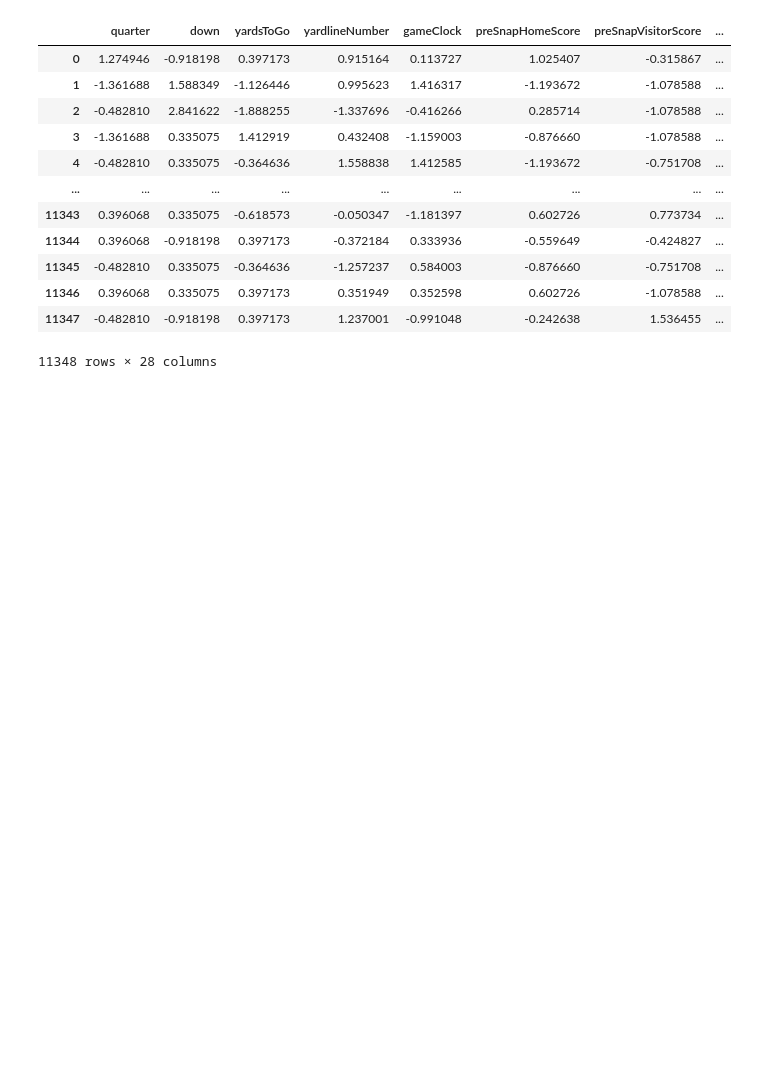
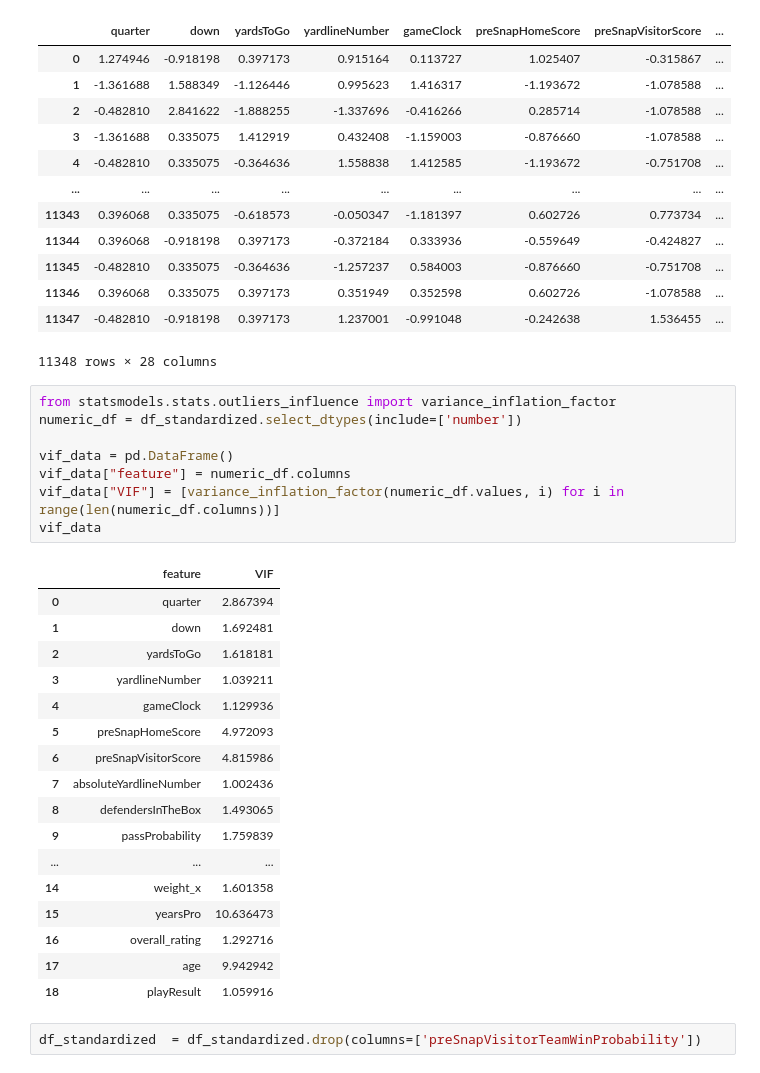
Before and after one commit to davidhong013/csci567_final_project, a Jupyter notebook: lightgbm_david.ipynb, the cells around one changed output. Saved outputs shown, nothing was run; the diff lists cells and outputs as text; blank space fills up the shorter version.

```diff
--- a/lightgbm_david.ipynb
+++ b/lightgbm_david.ipynb
@@ -199,6 +199,34 @@ df_standardized
 | 11346 | 0.396068 | 0.335075 | 0.397173 | 0.351949 | 0.352598 | 0.602726 | -1.078588 | ... |
 | 11347 | -0.482810 | -0.918198 | 0.397173 | 1.237001 | -0.991048 | -0.242638 | 1.536455 | ... |
 11348 rows × 28 columns
+# %%
+from statsmodels.stats.outliers_influence import variance_inflation_factor
+numeric_df = df_standardized.select_dtypes(include=['number'])
+
+vif_data = pd.DataFrame()
+vif_data["feature"] = numeric_df.columns
+vif_data["VIF"] = [variance_inflation_factor(numeric_df.values, i) for i in range(len(numeric_df.columns))]
+vif_data
+# %% [output]
+|  | feature | VIF |
+| 0 | quarter | 2.867394 |
+| 1 | down | 1.692481 |
+| 2 | yardsToGo | 1.618181 |
+| 3 | yardlineNumber | 1.039211 |
+| 4 | gameClock | 1.129936 |
+| 5 | preSnapHomeScore | 4.972093 |
+| 6 | preSnapVisitorScore | 4.815986 |
+| 7 | absoluteYardlineNumber | 1.002436 |
+| 8 | defendersInTheBox | 1.493065 |
+| 9 | passProbability | 1.759839 |
+| ... | ... | ... |
+| 14 | weight_x | 1.601358 |
+| 15 | yearsPro | 10.636473 |
+| 16 | overall_rating | 1.292716 |
+| 17 | age | 9.942942 |
+| 18 | playResult | 1.059916 |
+# %%
+df_standardized  = df_standardized.drop(columns=['preSnapVisitorTeamWinProbability'])
 # %%
 from sklearn.model_selection import train_test_split
 X = df_standardized.drop(columns=['playResult'])  # Features
```
Also changed, not shown: parts of 2 cells of this notebook.
